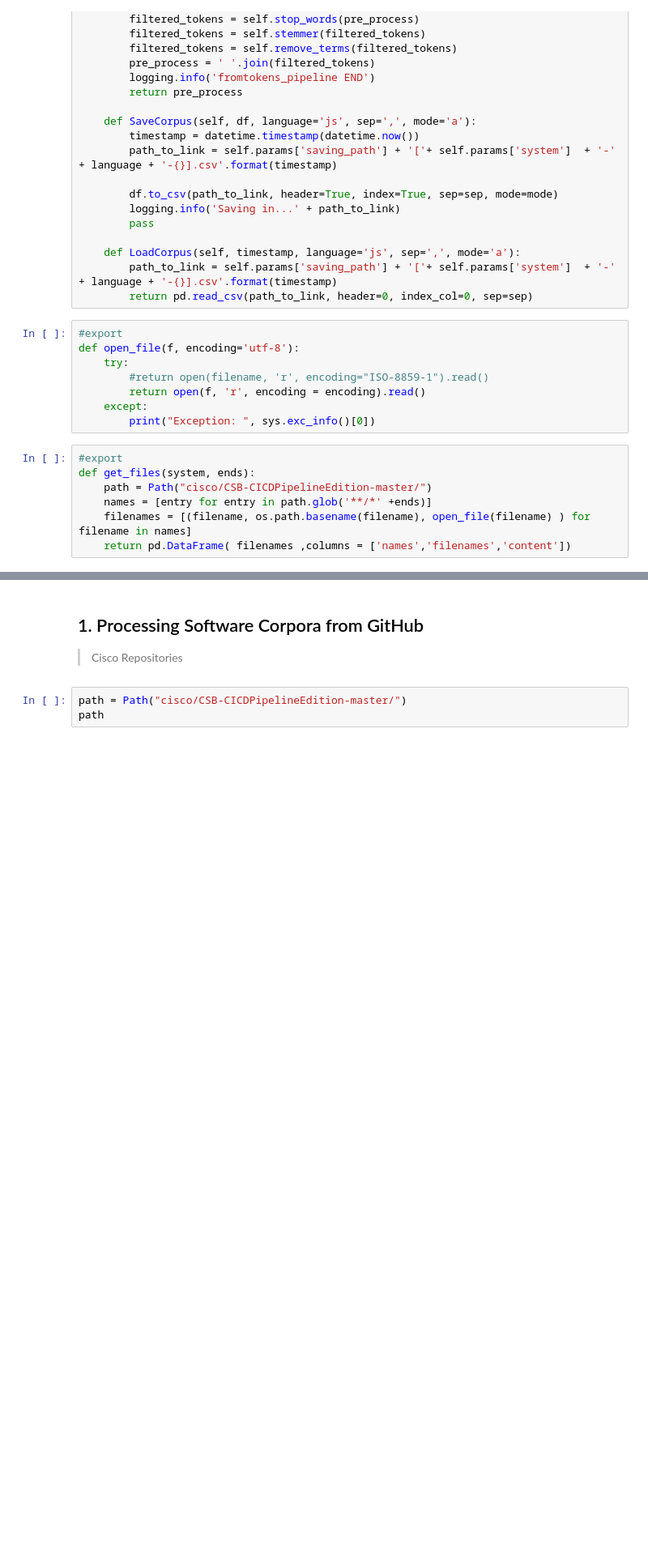
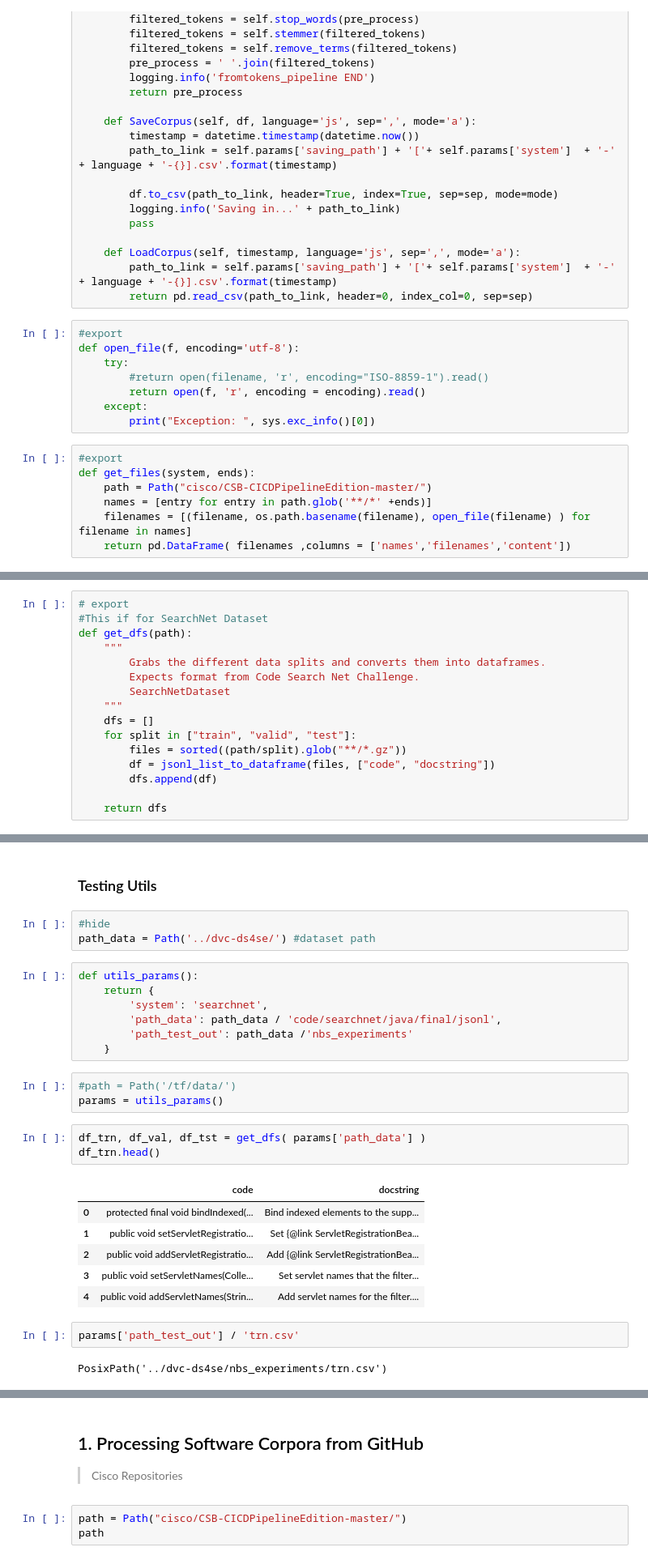
Before and after one commit to WM-SEMERU/ds4se, a Jupyter notebook: nbs/0.1_mgmnt.prep.ipynb, the cells around one changed output, grey strips where cells are left out. Shown at 81% size. Saved outputs shown, nothing was run; the diff lists cells and outputs as text; blank space fills up the shorter version.

```diff
--- a/nbs/0.1_mgmnt.prep.ipynb
+++ b/nbs/0.1_mgmnt.prep.ipynb
@@ -242,0 +255,16 @@ def get_files(system, ends):
+# %%
+# export
+#This if for SearchNet Dataset
+def get_dfs(path):
+    """
+        Grabs the different data splits and converts them into dataframes.
+        Expects format from Code Search Net Challenge.
+        SearchNetDataset
+    """
+    dfs = []
+    for split in ["train", "valid", "test"]:
+        files = sorted((path/split).glob("**/*.gz"))
+        df = jsonl_list_to_dataframe(files, ["code", "docstring"])
+        dfs.append(df)
+
+    return dfs
@@ -242,0 +345,29 @@ def get_files(system, ends):
+# %% [markdown]
+### Testing Utils
+# %%
+#hide
+path_data = Path('../dvc-ds4se/') #dataset path
+# %%
+def utils_params():
+    return {
+        'system': 'searchnet',
+        'path_data': path_data / 'code/searchnet/java/final/jsonl',
+        'path_test_out': path_data /'nbs_experiments'
+    }
+# %%
+#path = Path('/tf/data/')
+params = utils_params()
+# %%
+df_trn, df_val, df_tst = get_dfs( params['path_data'] )
+df_trn.head()
+# %% [output]
+|  | code | docstring |
+| 0 | protected final void bindIndexed(... | Bind indexed elements to the supp... |
+| 1 | public void setServletRegistratio... | Set {@link ServletRegistrationBea... |
+| 2 | public void addServletRegistratio... | Add {@link ServletRegistrationBea... |
+| 3 | public void setServletNames(Colle... | Set servlet names that the filter... |
+| 4 | public void addServletNames(Strin... | Add servlet names for the filter.... |
+# %%
+params['path_test_out'] / 'trn.csv'
+# %% [output]
+PosixPath('../dvc-ds4se/nbs_experiments/trn.csv')
```
Also changed, not shown: parts of 21 cells of this notebook.
